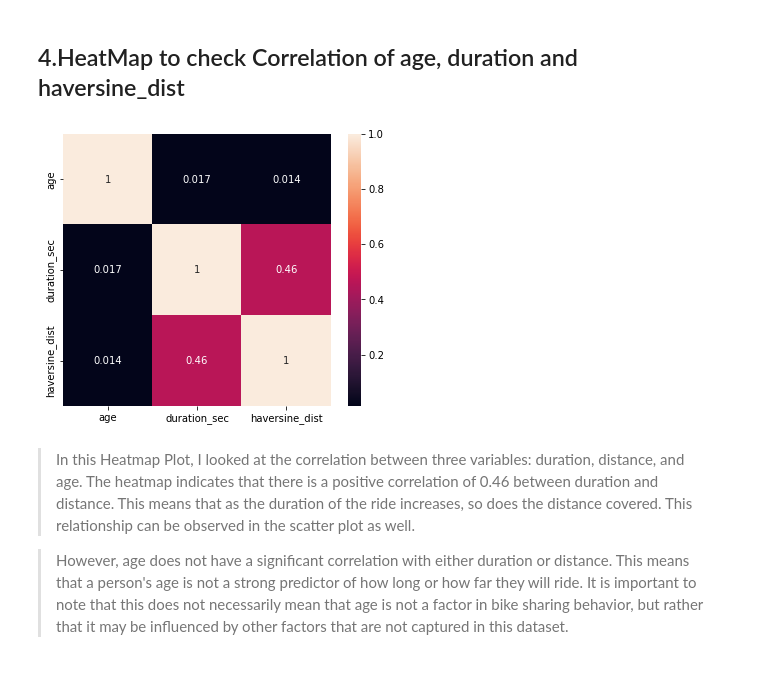
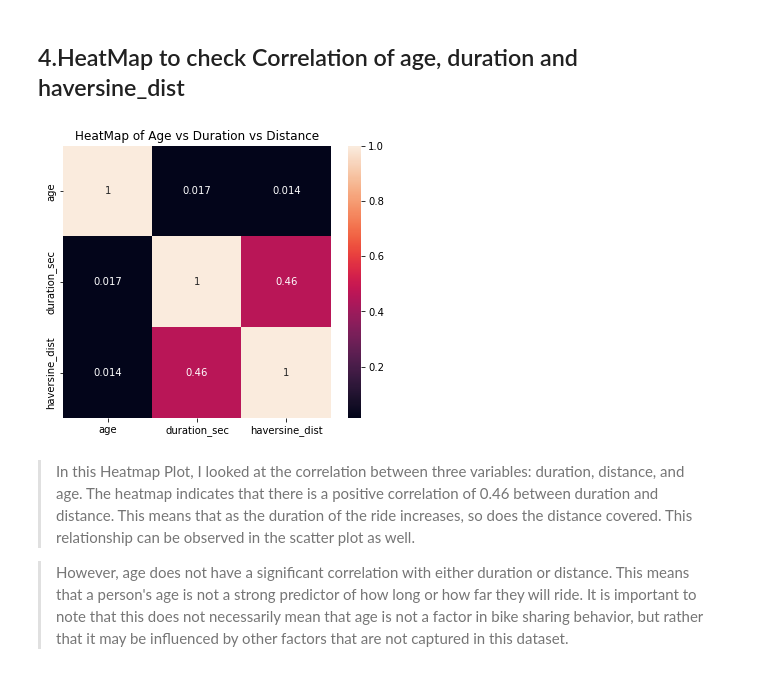
Before and after one commit to spkibe/Communicate_Data-_Findings, a Jupyter notebook: Part_II_slide_deck_Ford_GoBike_Analysis.ipynb, the cells around one changed output. Cells and saved outputs as stored; diff of their text form; code cells hidden in the pictures.

```diff
--- a/Part_II_slide_deck_Ford_GoBike_Analysis.ipynb
+++ b/Part_II_slide_deck_Ford_GoBike_Analysis.ipynb
@@ -142,12 +145,13 @@ From this plot:
 # %%
 plt.figure(figsize=(6,5))
 sns.heatmap(
     df_no_outliers.loc[:, ['age', 'duration_sec', 'haversine_dist']].corr(),
     annot=True
 )
+plt.title("HeatMap of Age vs Duration vs Distance")
 plt.show()
 # %% [output]
-[figure, old version]
+[figure, new version]
 # %% [markdown]
 > In this Heatmap Plot, I looked at the correlation between three variables: duration, distance, and age. The heatmap indicates that there is a positive correlation of 0.46 between duration and distance. This means that as the duration of the ride increases, so does the distance covered. This relationship can be observed in the scatter plot as well.
 
```
Also changed, not shown: parts of 3 cells of this notebook, 3 other files.
